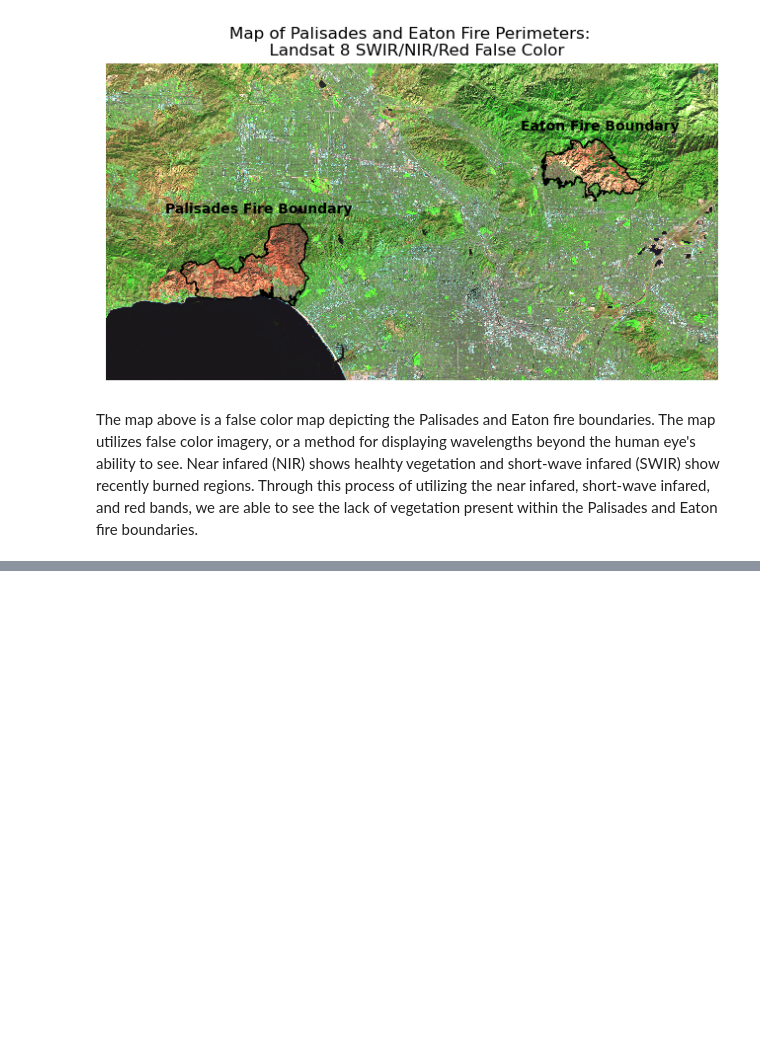
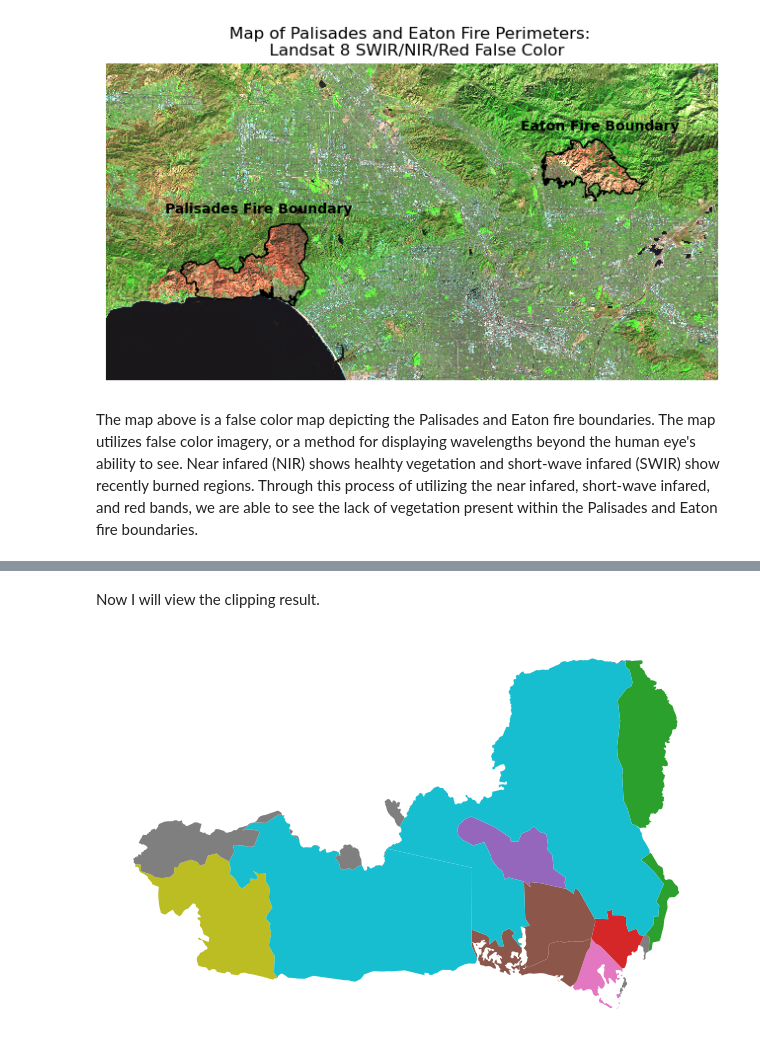
Before and after one commit to IsabellaSegarra/eds220-hwk4, a Jupyter notebook: hwk4-task2-false-color-segarra.ipynb, the cells around one changed output, grey strips where cells are left out. Drawn from its saved outputs; the diff is of its cells as text; code cells hidden in the pictures; blank space fills up the shorter version.

```diff
--- a/hwk4-task2-false-color-segarra.ipynb
+++ b/hwk4-task2-false-color-segarra.ipynb
@@ -340,6 +381,14 @@ palisades_clip = gpd.clip(eji_ca, palisades_perim)
 # %%
 # Clip eji to eaton
 eaton_clip = gpd.clip(eji_ca, eaton_perim)
+# %% [markdown]
+Now I will view the clipping result.
 # %%
-palisades_clip.plot('TRACTCE')
+fig, ax = plt.subplots(figsize = (11,5)) # initialize figure
+ax.axis('off') # remove axes
+palisades_clip.plot('TRACTCE',
+                    ax = ax )
+plt.show()
+# %% [output]
+[figure, added]
 # %%
```
Also changed, not shown: parts of 24 cells of this notebook.
